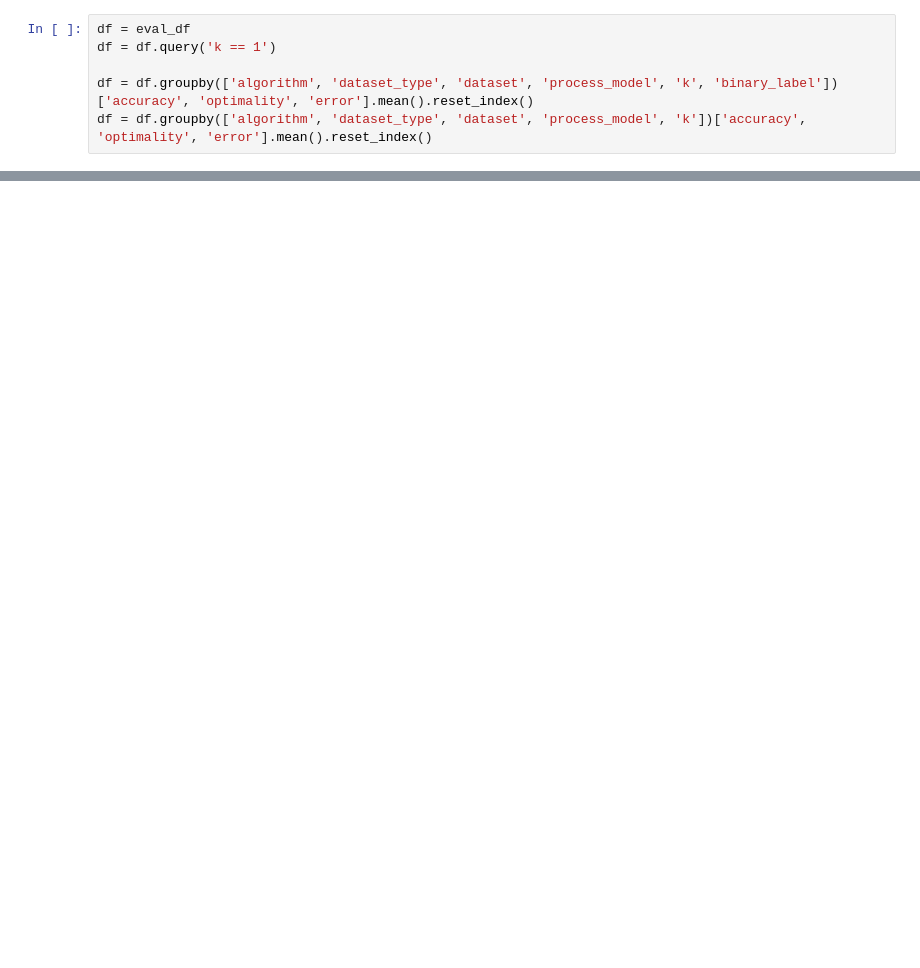
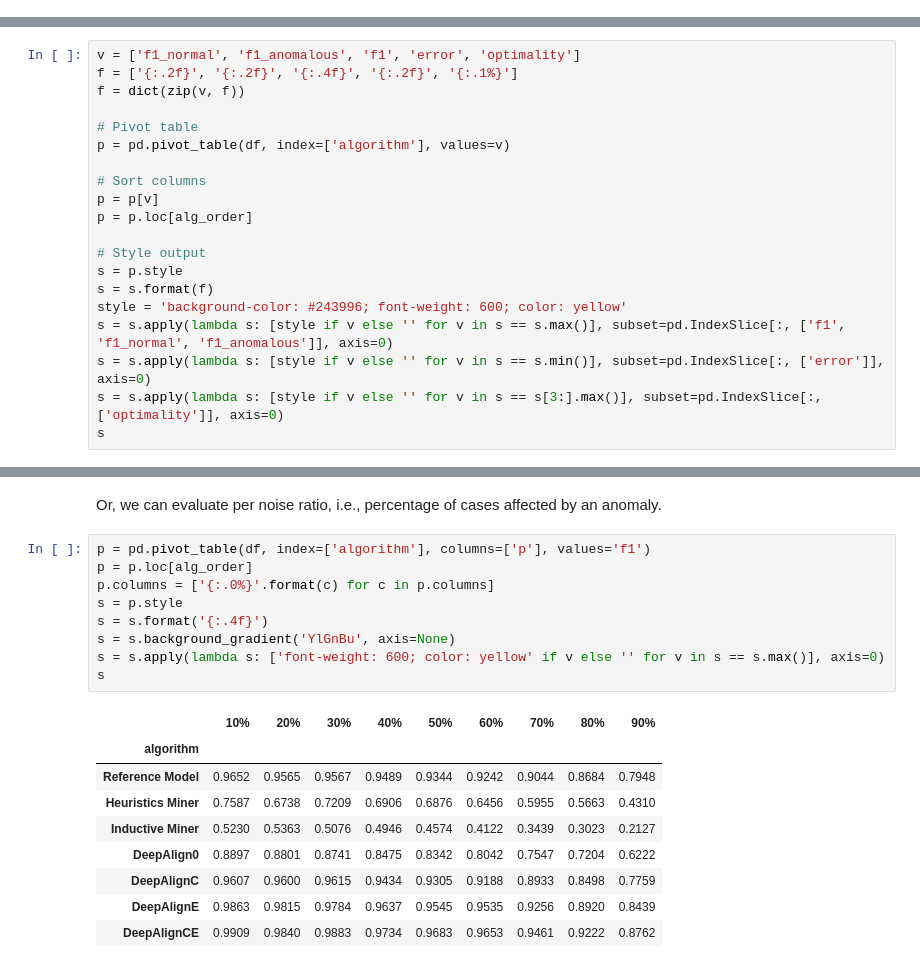
Before and after one commit to tnolle/deepalign, a Jupyter notebook: notebooks/7. Evaluation.ipynb, the cells around one changed output, grey strips where cells are left out. Cells and saved outputs as stored; diff of their text form; blank space fills up the shorter version.

```diff
--- a/notebooks/7. Evaluation.ipynb
+++ b/notebooks/7. Evaluation.ipynb
@@ -44,6 +0,0 @@ eval_df = prettify_dataframe(evaluation)
-# %%
-df = eval_df
-df = df.query('k == 1')
-
-df = df.groupby(['algorithm', 'dataset_type', 'dataset', 'process_model', 'k', 'binary_label'])['accuracy', 'optimality', 'error'].mean().reset_index()
-df = df.groupby(['algorithm', 'dataset_type', 'dataset', 'process_model', 'k'])['accuracy', 'optimality', 'error'].mean().reset_index()
@@ -148,0 +95,20 @@ g = g.add_legend()
+# %%
+v = ['f1_normal', 'f1_anomalous', 'f1', 'error', 'optimality']
+f = ['{:.2f}', '{:.2f}', '{:.4f}', '{:.2f}', '{:.1%}']
+f = dict(zip(v, f))
+
+# Pivot table
+p = pd.pivot_table(df, index=['algorithm'], values=v)
+
+# Sort columns
+p = p[v]
+p = p.loc[alg_order]
+
+# Style output
+s = p.style
+s = s.format(f)
+style = 'background-color: #243996; font-weight: 600; color: yellow'
+s = s.apply(lambda s: [style if v else '' for v in s == s.max()], subset=pd.IndexSlice[:, ['f1', 'f1_normal', 'f1_anomalous']], axis=0)
+s = s.apply(lambda s: [style if v else '' for v in s == s.min()], subset=pd.IndexSlice[:, ['error']], axis=0)
+s = s.apply(lambda s: [style if v else '' for v in s == s[3:].max()], subset=pd.IndexSlice[:, ['optimality']], axis=0)
+s
@@ -148,0 +147,21 @@ g = g.add_legend()
+# %% [markdown]
+Or, we can evaluate per noise ratio, i.e., percentage of cases affected by an anomaly.
+# %%
+p = pd.pivot_table(df, index=['algorithm'], columns=['p'], values='f1')
+p = p.loc[alg_order]
+p.columns = ['{:.0%}'.format(c) for c in p.columns]
+s = p.style
+s = s.format('{:.4f}')
+s = s.background_gradient('YlGnBu', axis=None)
+s = s.apply(lambda s: ['font-weight: 600; color: yellow' if v else '' for v in s == s.max()], axis=0)
+s
+# %% [output]
+|  | 10% | 20% | 30% | 40% | 50% | 60% | 70% | 80% | 90% |
+| algorithm |  |  |  |  |  |  |  |  |  |
+| Reference Model | 0.9652 | 0.9565 | 0.9567 | 0.9489 | 0.9344 | 0.9242 | 0.9044 | 0.8684 | 0.7948 |
+| Heuristics Miner | 0.7587 | 0.6738 | 0.7209 | 0.6906 | 0.6876 | 0.6456 | 0.5955 | 0.5663 | 0.4310 |
+| Inductive Miner | 0.5230 | 0.5363 | 0.5076 | 0.4946 | 0.4574 | 0.4122 | 0.3439 | 0.3023 | 0.2127 |
+| DeepAlign0 | 0.8897 | 0.8801 | 0.8741 | 0.8475 | 0.8342 | 0.8042 | 0.7547 | 0.7204 | 0.6222 |
+| DeepAlignC | 0.9607 | 0.9600 | 0.9615 | 0.9434 | 0.9305 | 0.9188 | 0.8933 | 0.8498 | 0.7759 |
+| DeepAlignE | 0.9863 | 0.9815 | 0.9784 | 0.9637 | 0.9545 | 0.9535 | 0.9256 | 0.8920 | 0.8439 |
+| DeepAlignCE | 0.9909 | 0.9840 | 0.9883 | 0.9734 | 0.9683 | 0.9653 | 0.9461 | 0.9222 | 0.8762 |
```
Also changed, not shown: parts of 41 cells of this notebook, 6 other files.
